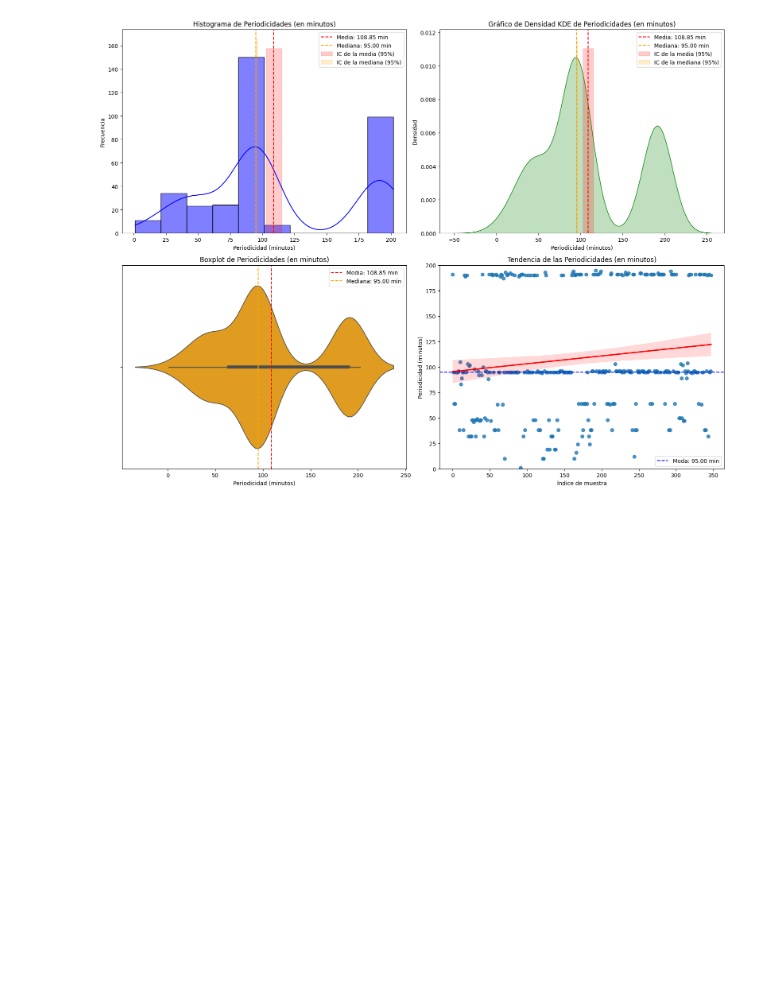
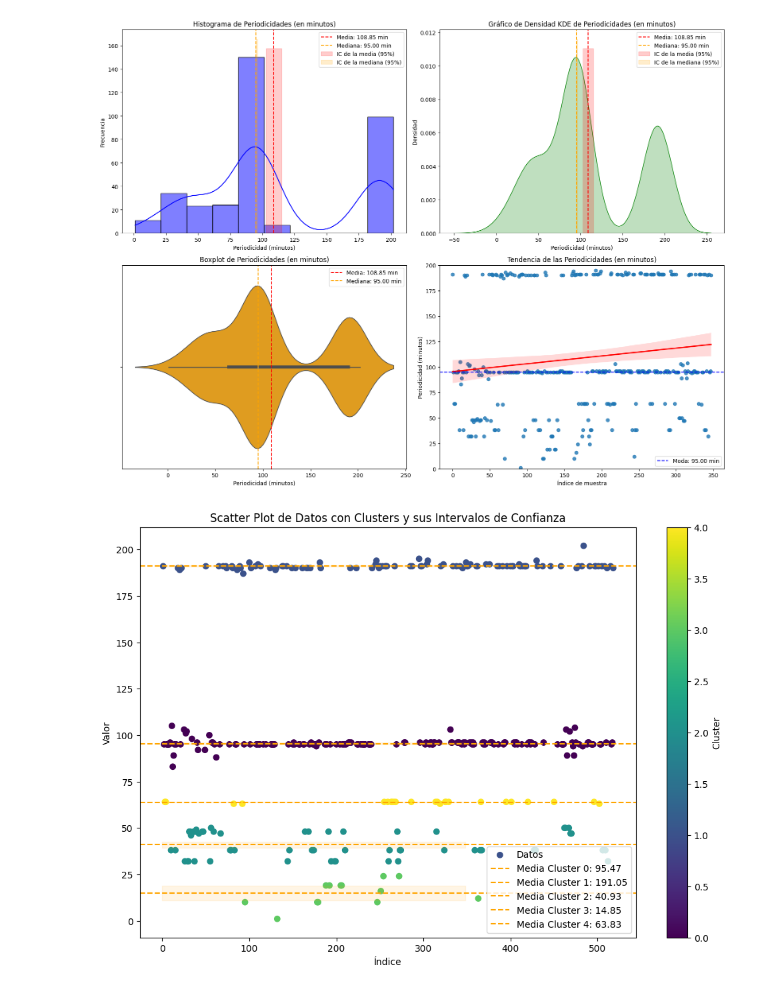
Before and after one commit to GuijonGustavo/Saggitarius-A-peridicity-Gamma-Rays, a Jupyter notebook: RobPer.ipynb, the cells around one changed output. Cells and saved outputs as stored; diff of their text form; code cells hidden in the pictures; blank space fills up the shorter version.

```diff
--- a/RobPer.ipynb
+++ b/RobPer.ipynb
@@ -953,3 +953,54 @@ Periodicidad máxima: 202.00 minutos
 Intervalo de confianza de la media: (102.86238112551494, 114.83302117333564)
 Intervalo de confianza de la mediana: [95. 96.]
 [figure]
+# %%
+import pandas as pd
+import numpy as np
+import matplotlib.pyplot as plt
+from scipy import stats
+from sklearn.cluster import KMeans
+
+# Paso 1: Leer los datos desde el archivo que contiene los valores
+file_path = 'resultados_periodogramas_1_400periodos_modelsine.txt'  # Cambia esto por la ruta correcta de tu archivo
+
+# Leer los datos
+all_data = pd.read_csv(file_path, header=None, names=['values'], na_values=['NA'])
+
+# Paso 2: Limpiar los datos
+# Eliminar filas con NaN
+all_data.dropna(inplace=True)
+
+# Paso 3: Aplicar KMeans
+n_clusters = 5  # Ajusta esto según tus necesidades
+kmeans = KMeans(n_clusters=n_clusters)
+all_data['cluster'] = kmeans.fit_predict(all_data[['values']])
+
+# Paso 4: Calcular la media y el intervalo de confianza para cada cluster
+intervals = []
+for cluster in range(n_clusters):
+    cluster_data = all_data[all_data['cluster'] == cluster]['values']
+    mean = cluster_data.mean()
+    std = cluster_data.std()
+    n = len(cluster_data)
+
+    # Calcular el intervalo de confianza al 95%
+    conf_int = stats.t.interval(0.95, df=n-1, loc=mean, scale=std/np.sqrt(n))
+    intervals.append((mean, conf_int))
+
+# Paso 5: Crear el scatter plot
+plt.figure(figsize=(12, 8))
+plt.scatter(all_data.index, all_data['values'], c=all_data['cluster'], cmap='viridis', label='Datos')
+plt.colorbar(label='Cluster')
+
+# Graficar las medias y sus intervalos de confianza
+for i, (mean, conf_int) in enumerate(intervals):
+    plt.axhline(y=mean, color='orange', linestyle='--', label=f'Media Cluster {i}: {mean:.2f}')
+    plt.fill_betweenx([conf_int[0], conf_int[1]], 0, len(all_data), color='orange', alpha=0.1)
+
+plt.title('Scatter Plot de Datos con Clusters y sus Intervalos de Confianza')
+plt.xlabel('Índice')
+plt.ylabel('Valor')
+plt.legend()
+plt.show()
+# %% [output]
+[figure, added]
```
Also changed, not shown: parts of 4 cells of this notebook.
